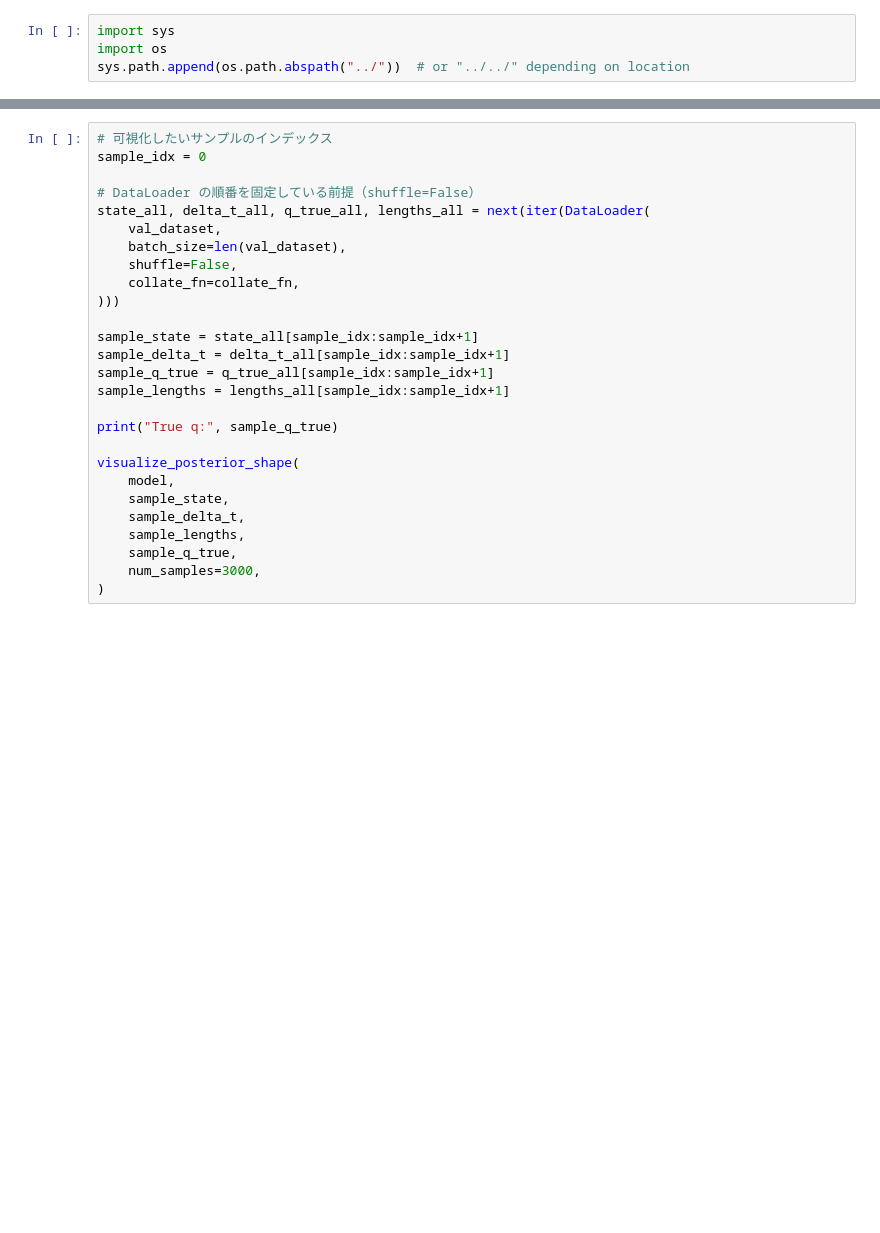
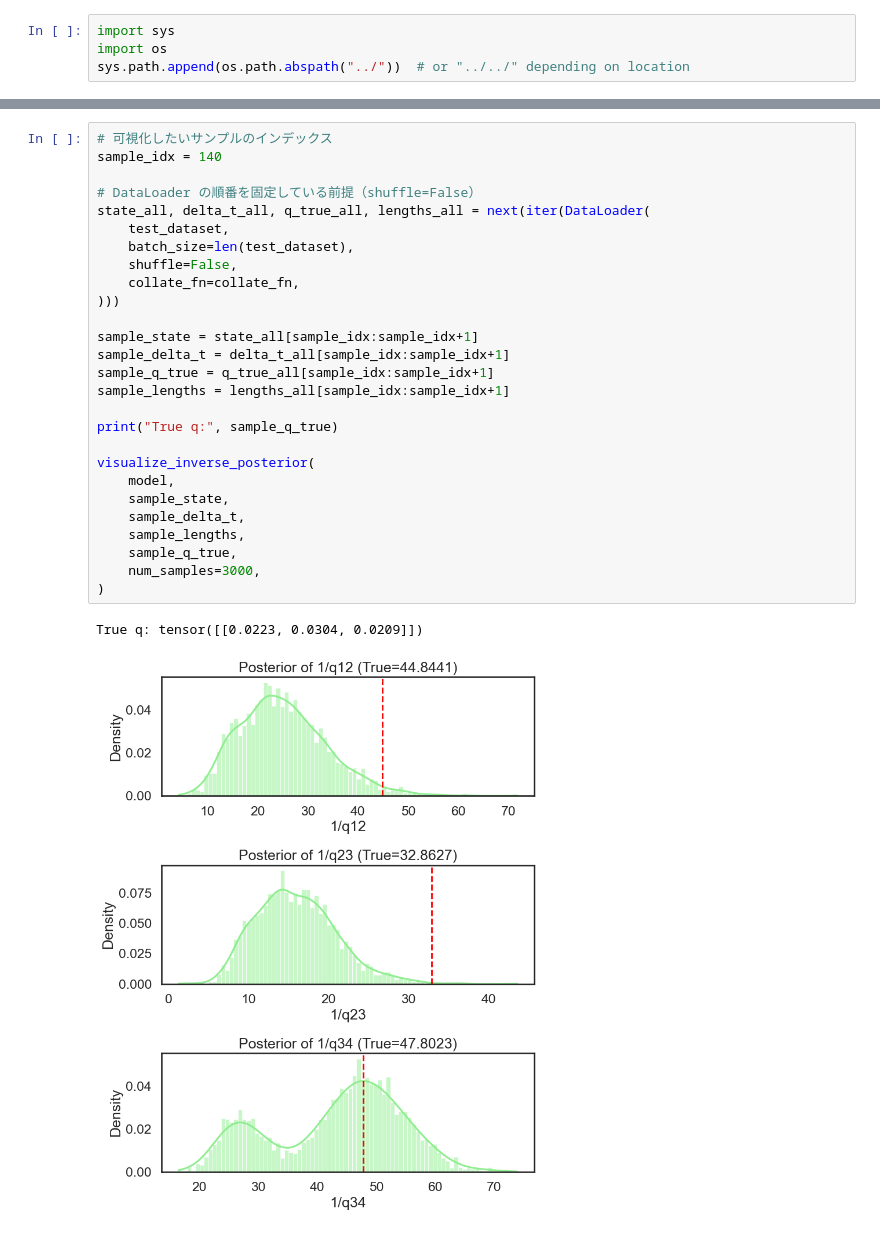
Before and after one commit to natsuki0720/CTMCxDeepSets, a Jupyter notebook: notebooks/eval_bayes_model.ipynb, the cells around one changed output, grey strips where cells are left out. Cells and saved outputs as stored; diff of their text form; blank space fills up the shorter version.

```diff
--- a/notebooks/eval_bayes_model.ipynb
+++ b/notebooks/eval_bayes_model.ipynb
@@ -240,28 +299,31 @@ def visualize_posterior_shape(
     plt.show()
 # %%
 # 可視化したいサンプルのインデックス
-sample_idx = 0
+sample_idx = 140
 
 # DataLoader の順番を固定している前提（shuffle=False）
 state_all, delta_t_all, q_true_all, lengths_all = next(iter(DataLoader(
-    val_dataset,
-    batch_size=len(val_dataset),
+    test_dataset,
+    batch_size=len(test_dataset),
     shuffle=False,
     collate_fn=collate_fn,
 )))
 
 sample_state = state_all[sample_idx:sample_idx+1]
 sample_delta_t = delta_t_all[sample_idx:sample_idx+1]
 sample_q_true = q_true_all[sample_idx:sample_idx+1]
 sample_lengths = lengths_all[sample_idx:sample_idx+1]
 
 print("True q:", sample_q_true)
 
-visualize_posterior_shape(
+visualize_inverse_posterior(
     model,
     sample_state,
     sample_delta_t,
     sample_lengths,
     sample_q_true,
     num_samples=3000,
 )
+# %% [output]
+True q: tensor([[0.0223, 0.0304, 0.0209]])
+[figure, added]
```
Also changed, not shown: parts of 3 cells of this notebook.
